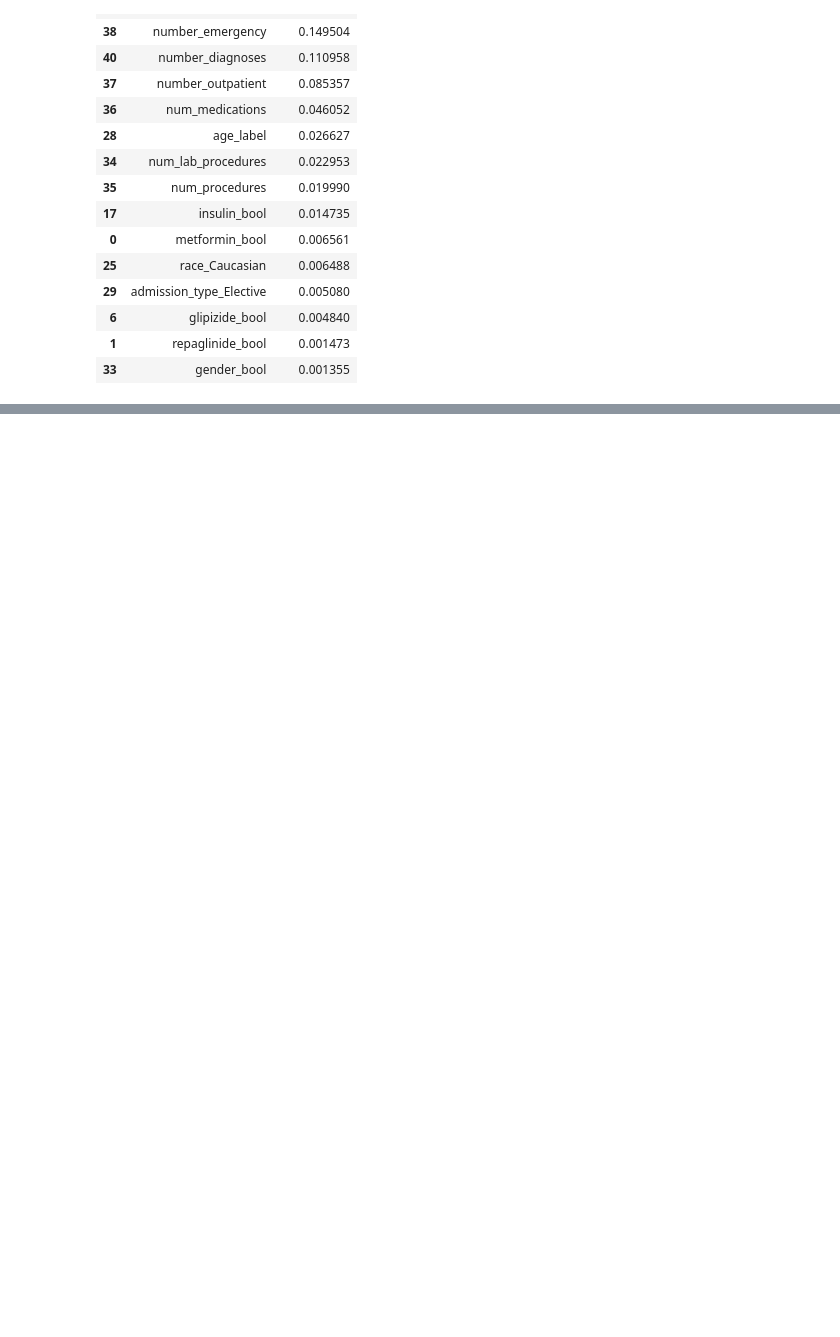
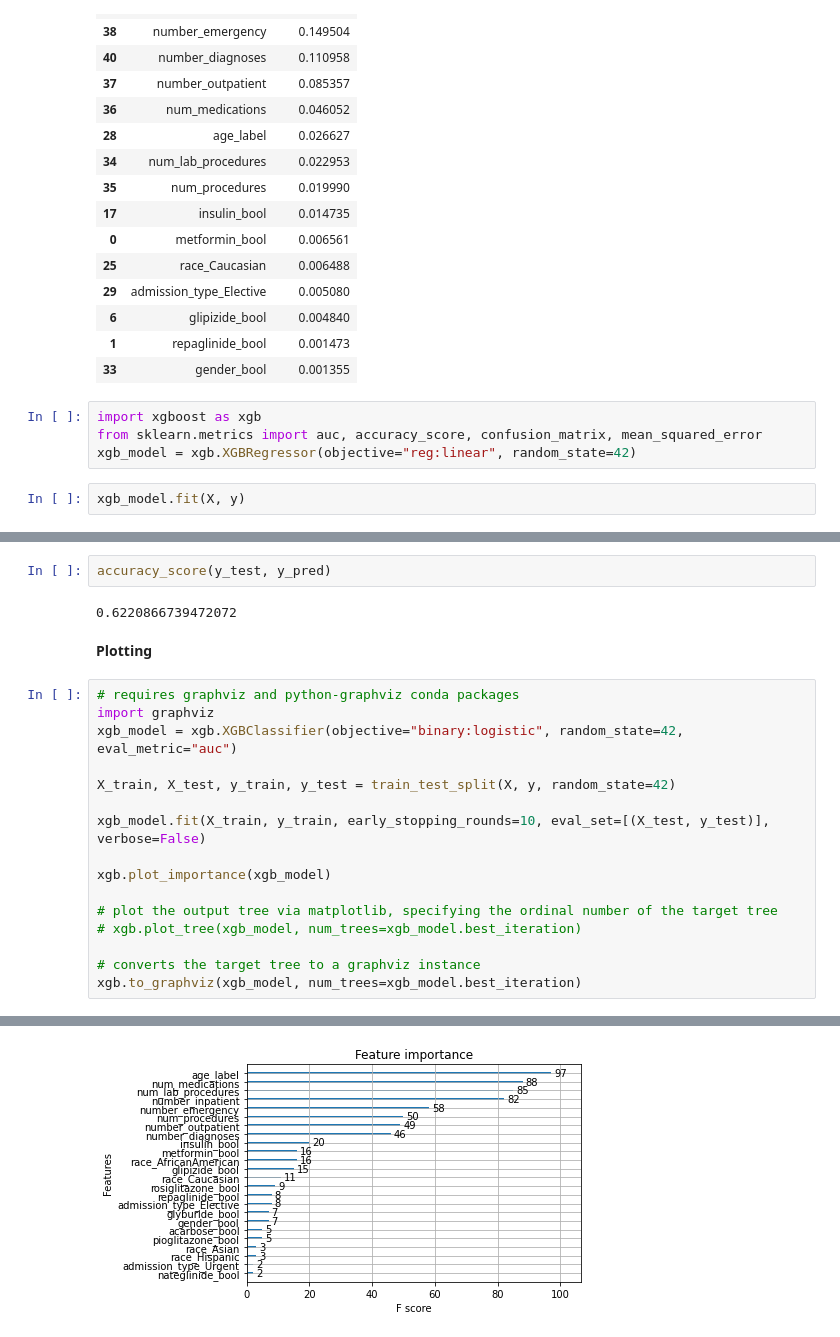
Before and after one commit to pritiyadav888/Machine-Learning-Projects, a Jupyter notebook: diabetes_tutorial.ipynb, the cells around one changed output, grey strips where cells are left out. Cells and saved outputs as stored; diff of their text form; blank space fills up the shorter version.

```diff
--- a/diabetes_tutorial.ipynb
+++ b/diabetes_tutorial.ipynb
@@ -594,3 +594,9 @@ important_features.sort_values(by='importance', ascending=False).head(15)
 | 6 | glipizide_bool | 0.004840 |
 | 1 | repaglinide_bool | 0.001473 |
 | 33 | gender_bool | 0.001355 |
+# %%
+import xgboost as xgb
+from sklearn.metrics import auc, accuracy_score, confusion_matrix, mean_squared_error
+xgb_model = xgb.XGBRegressor(objective="reg:linear", random_state=42)
+# %%
+xgb_model.fit(X, y)
@@ -596,0 +687,23 @@ important_features.sort_values(by='importance', ascending=False).head(15)
+# %%
+accuracy_score(y_test, y_pred)
+# %% [output]
+0.6220866739472072
+# %% [markdown]
+**Plotting**
+# %%
+# requires graphviz and python-graphviz conda packages
+import graphviz
+xgb_model = xgb.XGBClassifier(objective="binary:logistic", random_state=42, eval_metric="auc")
+
+X_train, X_test, y_train, y_test = train_test_split(X, y, random_state=42)
+
+xgb_model.fit(X_train, y_train, early_stopping_rounds=10, eval_set=[(X_test, y_test)], verbose=False)
+
+xgb.plot_importance(xgb_model)
+
+# plot the output tree via matplotlib, specifying the ordinal number of the target tree
+# xgb.plot_tree(xgb_model, num_trees=xgb_model.best_iteration)
+
+# converts the target tree to a graphviz instance
+xgb.to_graphviz(xgb_model, num_trees=xgb_model.best_iteration)
+# %% [output]
@@ -596,0 +711 @@ important_features.sort_values(by='importance', ascending=False).head(15)
+[figure, added]
```
Also changed, not shown: parts of 8 cells of this notebook.
